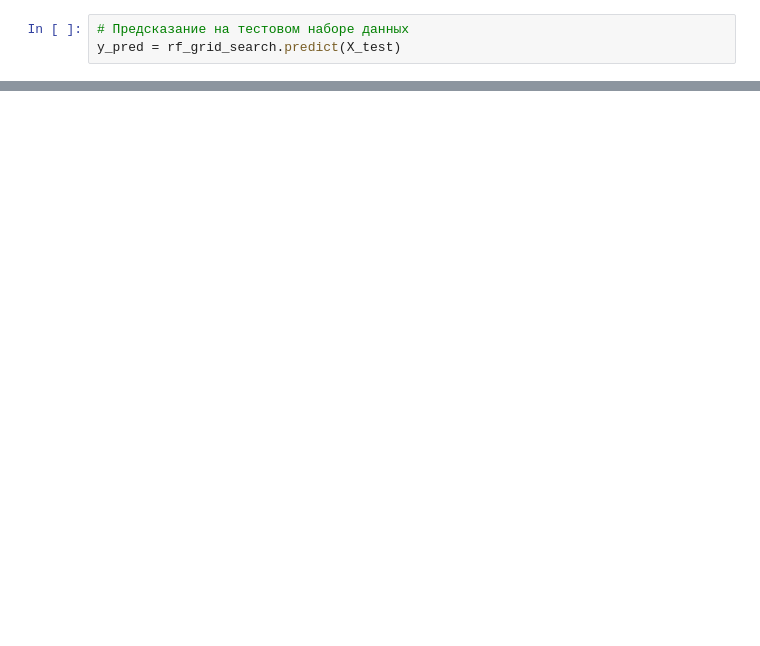
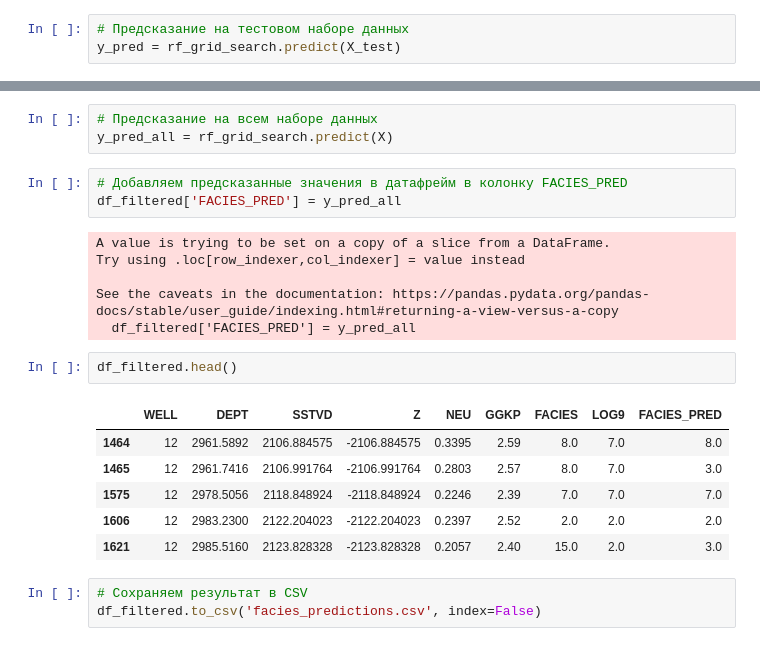
Before and after one commit to Abbelini513/Hakaton_Gazprom_ITO, a Jupyter notebook: task2.ipynb, the cells around one changed output, grey strips where cells are left out. Cells and saved outputs as stored; diff of their text form; blank space fills up the shorter version.

```diff
--- a/task2.ipynb
+++ b/task2.ipynb
@@ -306,0 +307,24 @@ weighted avg       0.56      0.57      0.56       529
+# %%
+# Предсказание на всем наборе данных
+y_pred_all = rf_grid_search.predict(X)
+# %%
+# Добавляем предсказанные значения в датафрейм в колонку FACIES_PRED
+df_filtered['FACIES_PRED'] = y_pred_all
+# %% [output]
+A value is trying to be set on a copy of a slice from a DataFrame.
+Try using .loc[row_indexer,col_indexer] = value instead
+
+See the caveats in the documentation: https://pandas.pydata.org/pandas-docs/stable/user_guide/indexing.html#returning-a-view-versus-a-copy
+  df_filtered['FACIES_PRED'] = y_pred_all
+# %%
+df_filtered.head()
+# %% [output]
+|  | WELL | DEPT | SSTVD | Z | NEU | GGKP | FACIES | LOG9 | FACIES_PRED |
+| 1464 | 12 | 2961.5892 | 2106.884575 | -2106.884575 | 0.3395 | 2.59 | 8.0 | 7.0 | 8.0 |
+| 1465 | 12 | 2961.7416 | 2106.991764 | -2106.991764 | 0.2803 | 2.57 | 8.0 | 7.0 | 3.0 |
+| 1575 | 12 | 2978.5056 | 2118.848924 | -2118.848924 | 0.2246 | 2.39 | 7.0 | 7.0 | 7.0 |
+| 1606 | 12 | 2983.2300 | 2122.204023 | -2122.204023 | 0.2397 | 2.52 | 2.0 | 2.0 | 2.0 |
+| 1621 | 12 | 2985.5160 | 2123.828328 | -2123.828328 | 0.2057 | 2.40 | 15.0 | 2.0 | 3.0 |
+# %%
+# Сохраняем результат в CSV
+df_filtered.to_csv('facies_predictions.csv', index=False)
```
Also changed, not shown: parts of 12 cells of this notebook, 1 other file.
